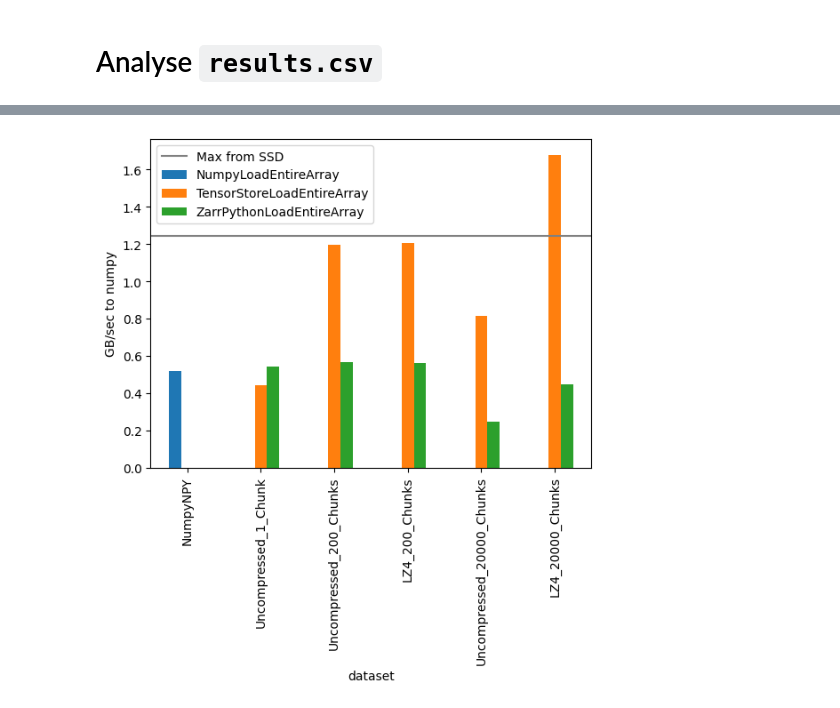
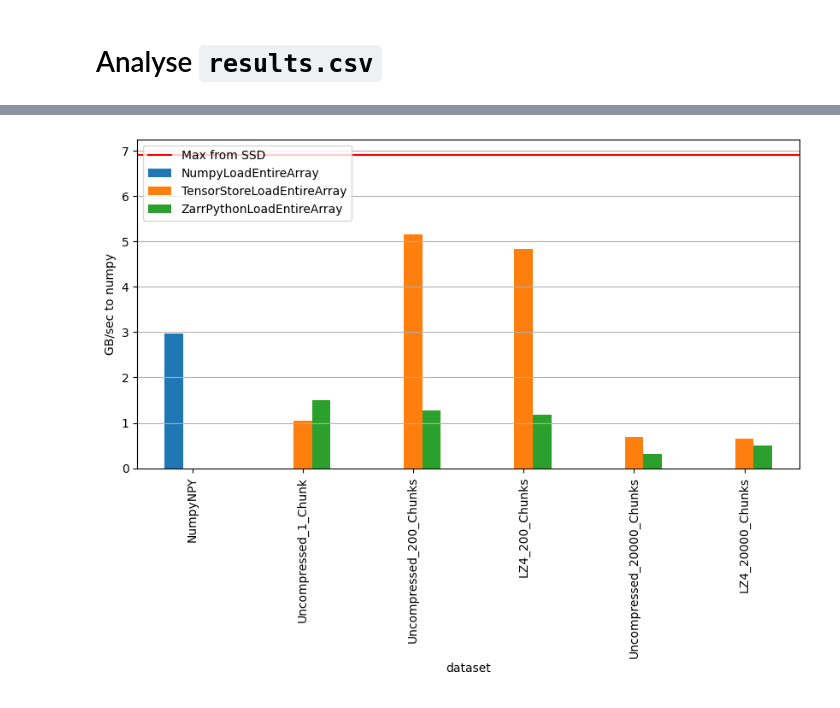
Before and after one commit to zarr-developers/zarr-benchmark, a Jupyter notebook: results/simple_results.ipynb, the cells around one changed output, grey strips where cells are left out. Saved outputs shown, nothing was run; the diff lists cells and outputs as text; code cells hidden in the pictures.

Commit message:
Adding results notebook

```diff
--- a/results/simple_results.ipynb
+++ b/results/simple_results.ipynb
@@ -39,0 +13,10 @@ results.head()
+# %%
+results = pd.read_csv("results.csv")
+results.head()
+
+# Remove suspiciously low busy_time_secs:
+mask = results["busy_time_secs"] < 0.01
+results.loc[mask, "busy_time_secs"] = np.NaN
+
+# Calculate the "read GB / busy_time_secs":
+results["read GB / busy_time_secs"] = results["read GB"] / results["busy_time_secs"]
@@ -53,11 +57,14 @@ def get_result(column) -> pd.DataFrame:
     ].droplevel(0, axis="columns")
 # %%
 column_name = "GB/sec to numpy"
-ax = get_result(column_name).plot.bar()
+ax = get_result(column_name).plot.bar(figsize=(10, 5))
 ax.set_ylabel(column_name)
 
 # Draw "IO bandwidth" line
-ax.plot(ax.get_xlim(), (max_gbytes_per_sec, max_gbytes_per_sec), color="gray", label="Max from SSD")
-ax.legend();
+# fio --name=read --direct=1 --rw=read --ioengine=io_uring --iodepth=512 --directory=/mnt/storage_ssd_4tb/fio --size=1g --bs=32k
+max_gbytes_per_sec = 6.9
+ax.plot(ax.get_xlim(), (max_gbytes_per_sec, max_gbytes_per_sec), color="red", label="Max from SSD")
+ax.legend(loc='upper left');
+ax.grid(axis="y")
 # %% [output]
-[figure, old version]
+[figure, new version]
```
Also changed, not shown: parts of 11 cells of this notebook.
